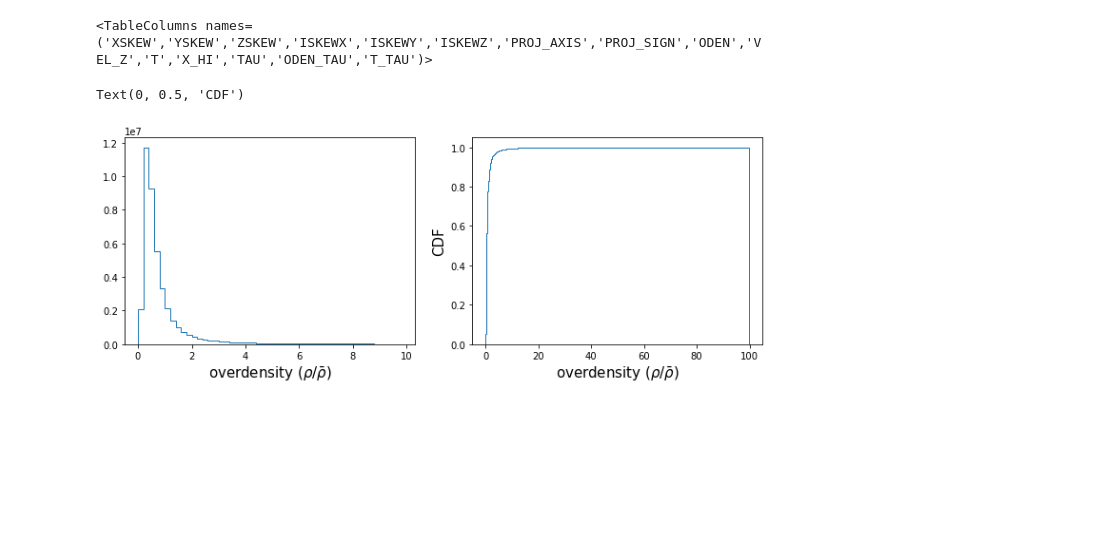
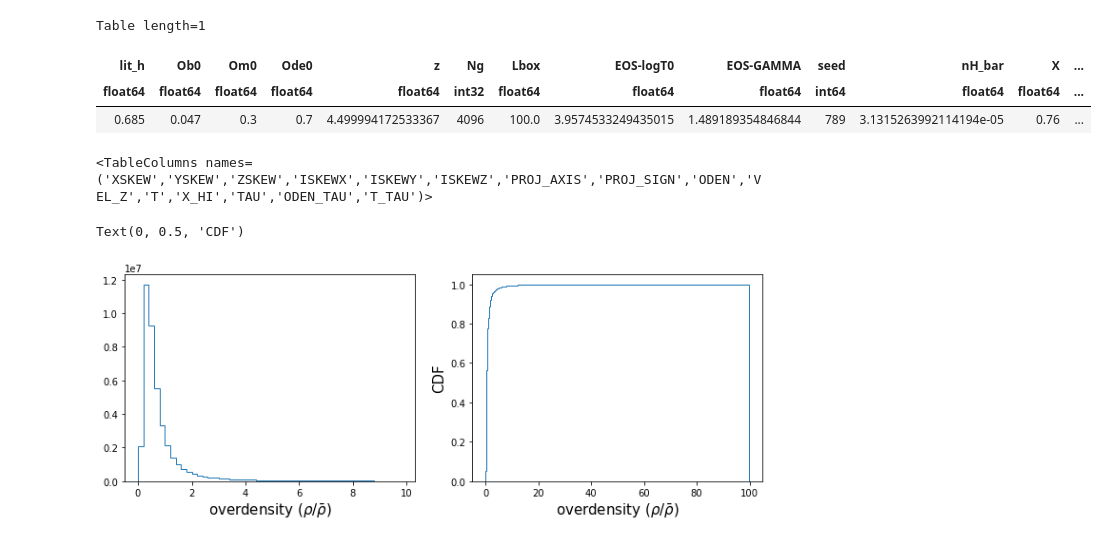
Before and after one commit to enigma-igm/CIV_forest, a Jupyter notebook: nyx_sim_data/inspect_rand_skewers.ipynb, the cells around one changed output. Drawn from its saved outputs; the diff is of its cells as text; code cells hidden in the pictures; blank space fills up the shorter version.

```diff
--- a/nyx_sim_data/inspect_rand_skewers.ipynb
+++ b/nyx_sim_data/inspect_rand_skewers.ipynb
@@ -5,6 +5,13 @@ import numpy as np
 # %%
 tau_params = Table.read('rand_skewers_z45_ovt_tau.fits', hdu=1)
 tau_skewers = Table.read('rand_skewers_z45_ovt_tau.fits', hdu=2)
+# %%
+tau_params
+# %% [output]
+Table length=1
+| lit_h | Ob0 | Om0 | Ode0 | z | Ng | Lbox | EOS-logT0 | EOS-GAMMA | seed | nH_bar | X | ... |
+| float64 | float64 | float64 | float64 | float64 | int32 | float64 | float64 | float64 | int64 | float64 | float64 | ... |
+| 0.685 | 0.047 | 0.3 | 0.7 | 4.499994172533367 | 4096 | 100.0 | 3.9574533249435015 | 1.489189354846844 | 789 | 3.1315263992114194e-05 | 0.76 | ... |
 # %%
 tau_skewers.columns
 # %% [output]
```
Also changed, not shown: 2 other files.
